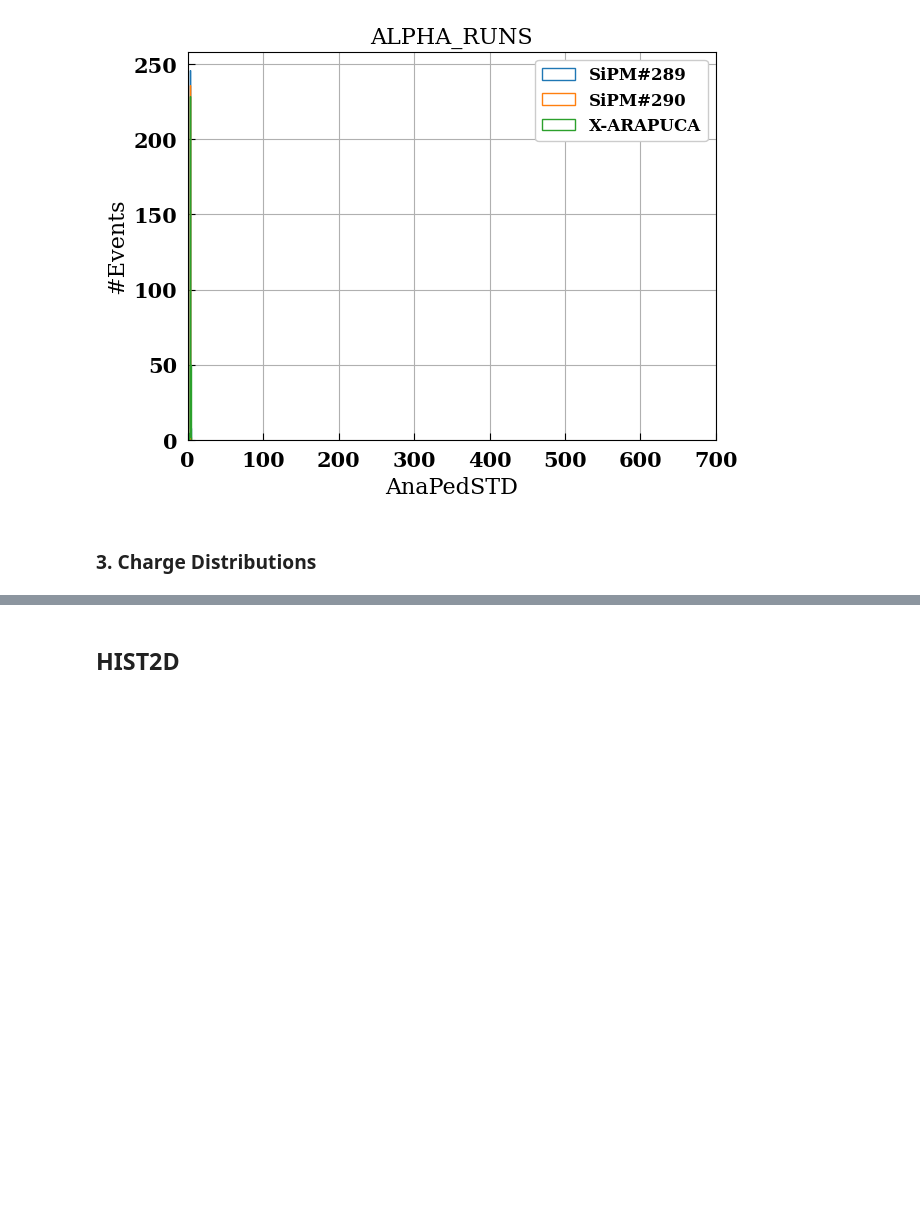
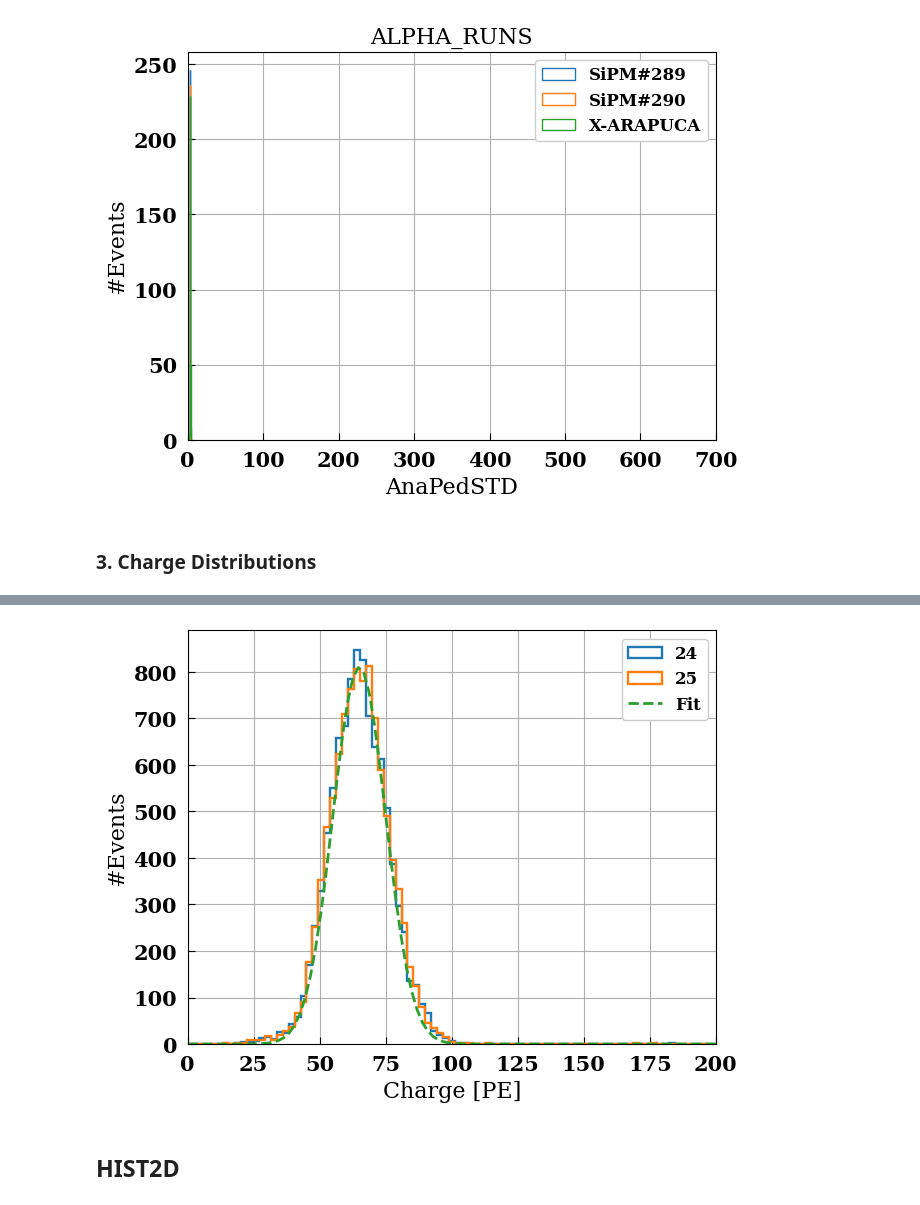
Before and after one commit to CIEMAT-Neutrino/SCINT, a Jupyter notebook: 00TUTORIAL/pruebas_analysis.ipynb, the cells around one changed output, grey strips where cells are left out. Drawn from its saved outputs; the diff is of its cells as text; code cells hidden in the pictures; blank space fills up the shorter version.

```diff
--- a/00TUTORIAL/pruebas_analysis.ipynb
+++ b/00TUTORIAL/pruebas_analysis.ipynb
@@ -121,0 +122,3 @@ KeyError: 'AnaChargeAveRange'
+# %%
+alpha_runs = [24,25,26,27,46,47,48,67,68,69,123,124,125]
+my_runs_alpha = load_npy(np.asarray(alpha_runs).astype(int),np.asarray(channels).astype(int),preset=PRESET,info=info,compressed=True)
@@ -122,3 +163,30 @@ KeyError: 'AnaChargeAveRange'
+# %%
+# plt.figure(dpi=200)
+ch = 6
+factor2PE = 1/6e2 # GAIN IN ADC*ticks TO CONVER CHARGE INTO PE
+for alpha_run in my_runs_alpha["NRun"][:2]:
+    plt.hist(my_runs_alpha[alpha_run][ch]["AnaChargeAveRange"]*factor2PE,
+            bins=200,range=[0,450],histtype="step",linewidth=1.7,label=alpha_run)
+    hist, bin_edges = np.histogram(my_runs_alpha[alpha_run][ch]["AnaChargeAveRange"]*factor2PE, bins=100,density=True)  # Adjust the number of bins as needed
+
+    # Calculate bin centers from bin edges
+    bin_centers = 0.5 * (bin_edges[1:] + bin_edges[:-1])
+
+    # Initial guess for Gaussian parameters
+    initial_guess = [1000, np.mean(my_runs_alpha[alpha_run][ch]["AnaChargeAveRange"]*factor2PE), np.std(my_runs_alpha[alpha_run][ch]["AnaChargeAveRange"]*factor2PE)]
+
+    # Fit the histogram data to the Gaussian model
+    fit_params, _ = curve_fit(gaussian, bin_centers, hist, p0=initial_guess)
+plt.plot(np.linspace(0,200,100), gaussian(np.linspace(0,200,100), 810,65,10), "--",label='Fit')  # Plot the fitted Gaussian curve
+
+plt.xlim([0,200])
+plt.xlabel("Charge [PE]")
+plt.ylabel("#Events")
+plt.legend()
+plt.grid()
+plt.show()
+# %% [output]
+[figure, added]
 # %% [markdown]
 ## HIST2D
 # %% [markdown]
```
Also changed, not shown: parts of 9 cells of this notebook, 2 other files.
